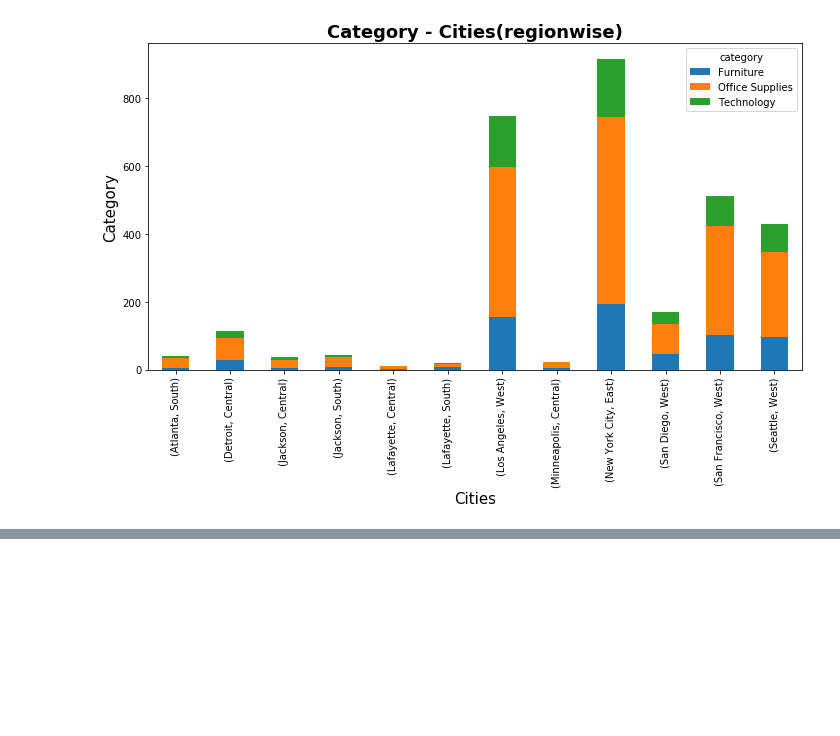
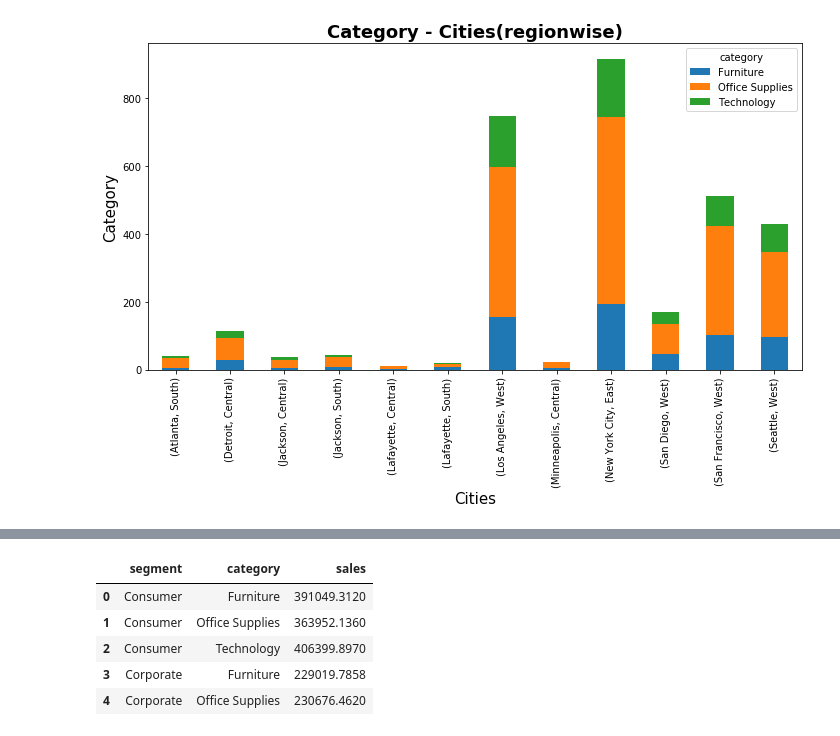
Before and after one commit to Tejas2512/TSF-Tasks, a Jupyter notebook: Task 3/TASK 3.ipynb, the cells around one changed output, grey strips where cells are left out. Saved outputs shown, nothing was run; the diff lists cells and outputs as text; code cells hidden in the pictures; blank space fills up the shorter version.

```diff
--- a/Task 3/TASK 3.ipynb
+++ b/Task 3/TASK 3.ipynb
@@ -365,3 +379,14 @@ fig.update_layout(margin={"r":0,"t":0,"l":0,"b":0})
 fig.show()
 # %% [output]
 [interactive output not drawn]
+# %%
+seg_vs_pro = pd.DataFrame(df.groupby(['segment', 'category'])['sales'].sum()).reset_index()
+# %%
+seg_vs_pro.head()
+# %% [output]
+|  | segment | category | sales |
+| 0 | Consumer | Furniture | 391049.3120 |
+| 1 | Consumer | Office Supplies | 363952.1360 |
+| 2 | Consumer | Technology | 406399.8970 |
+| 3 | Corporate | Furniture | 229019.7858 |
+| 4 | Corporate | Office Supplies | 230676.4620 |
```
Also changed, not shown: parts of 11 cells of this notebook, 3 other files.
